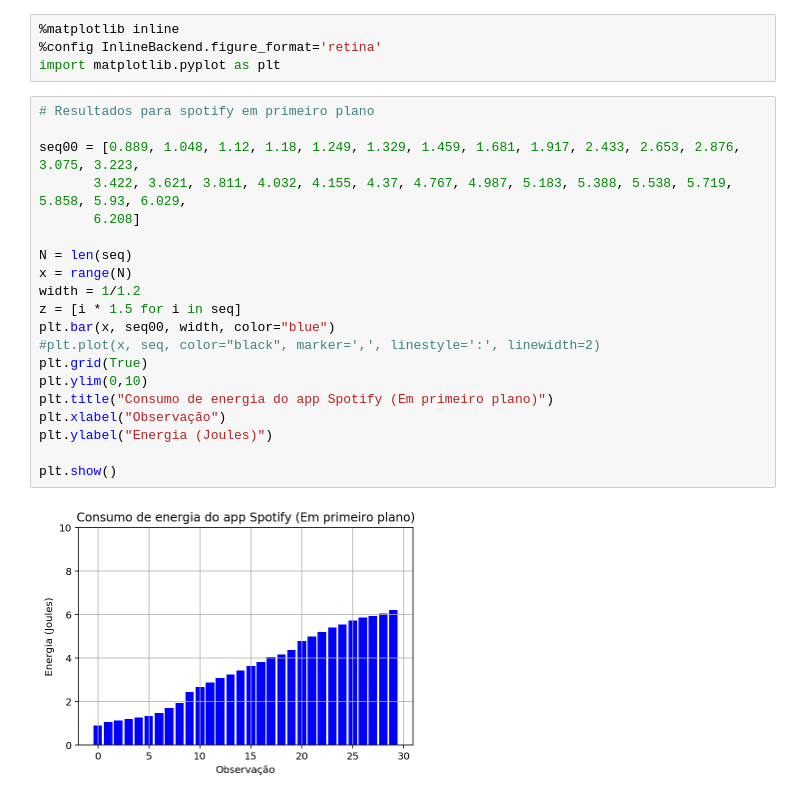
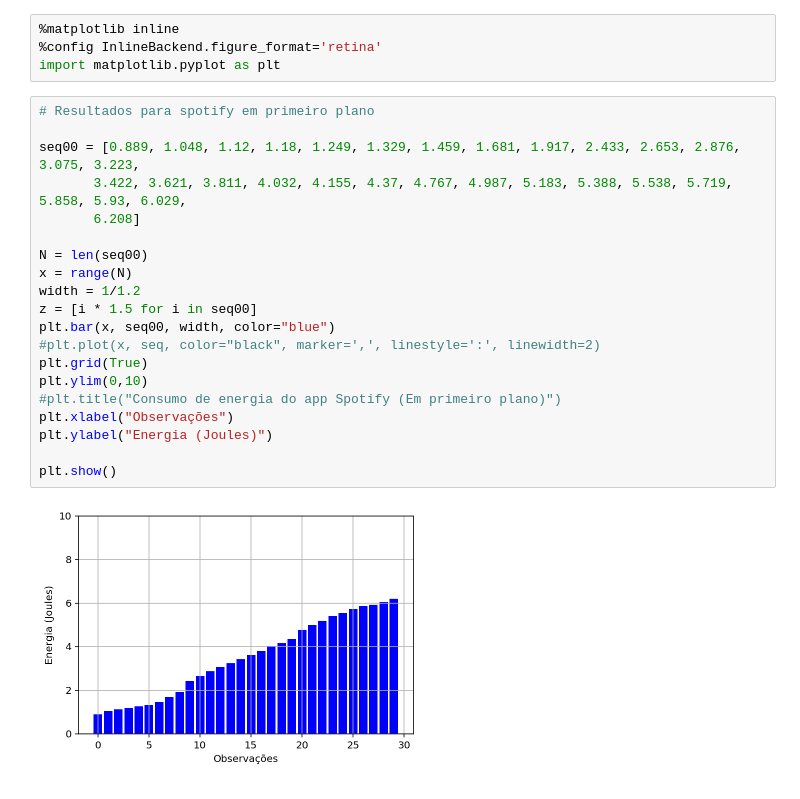
Before and after one commit to diegofsousa/MusicPlayersGraphs, a Jupyter notebook: Plots.ipynb, the cells around one changed output. Saved outputs shown, nothing was run; the diff lists cells and outputs as text.

```diff
--- a/Plots.ipynb
+++ b/Plots.ipynb
@@ -5,25 +5,25 @@ import matplotlib.pyplot as plt
 # %%
 # Resultados para spotify em primeiro plano
 
 seq00 = [0.889, 1.048, 1.12, 1.18, 1.249, 1.329, 1.459, 1.681, 1.917, 2.433, 2.653, 2.876, 3.075, 3.223,
        3.422, 3.621, 3.811, 4.032, 4.155, 4.37, 4.767, 4.987, 5.183, 5.388, 5.538, 5.719, 5.858, 5.93, 6.029,
        6.208]
 
-N = len(seq)
+N = len(seq00)
 x = range(N)
 width = 1/1.2
-z = [i * 1.5 for i in seq]
+z = [i * 1.5 for i in seq00]
 plt.bar(x, seq00, width, color="blue")
 #plt.plot(x, seq, color="black", marker=',', linestyle=':', linewidth=2)
 plt.grid(True)
 plt.ylim(0,10)
-plt.title("Consumo de energia do app Spotify (Em primeiro plano)")
-plt.xlabel("Observação")
+#plt.title("Consumo de energia do app Spotify (Em primeiro plano)")
+plt.xlabel("Observações")
 plt.ylabel("Energia (Joules)")
 
 plt.show()
 # %% [output]
-[figure, old version]
+[figure, new version]
 # %%
 # Resultados para deezer em primeiro plano
 
```
Also changed, not shown: parts of 9 cells of this notebook, 1 other file.
